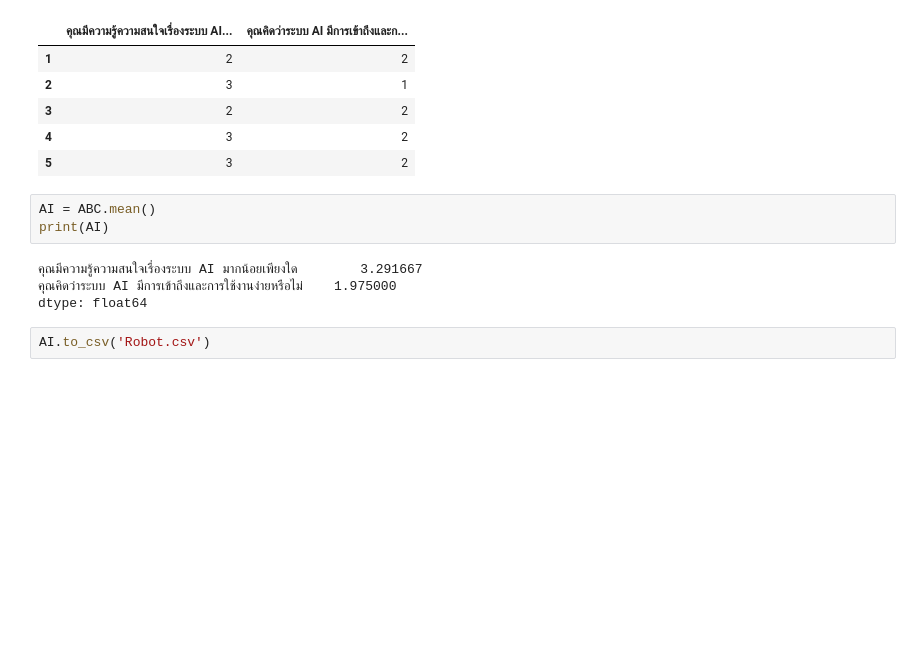
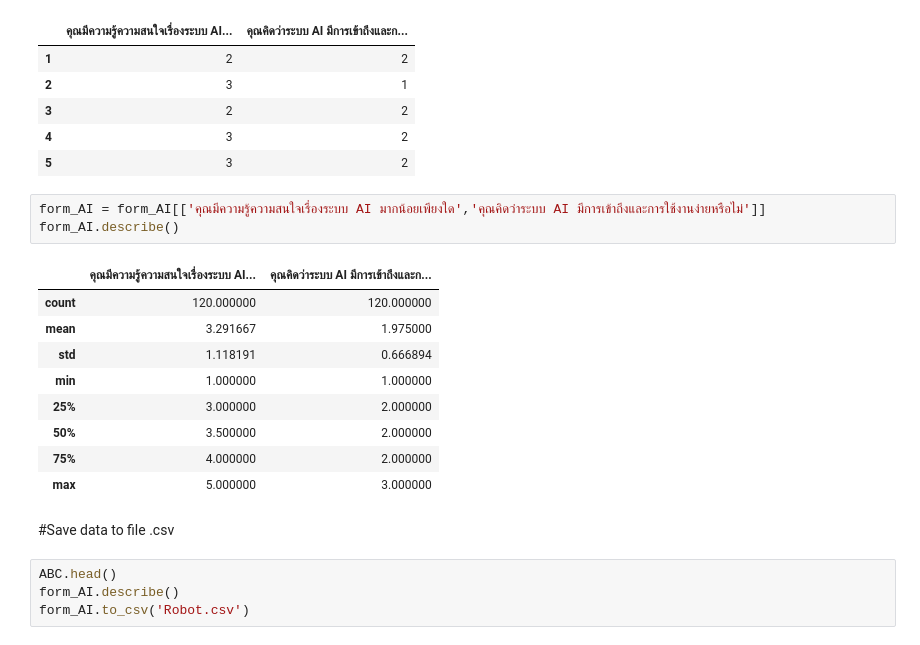
Before and after one commit to SureeratA/AI_project, a Jupyter notebook: AI_project.ipynb, the cells around one changed output. Drawn from its saved outputs; the diff is of its cells as text; blank space fills up the shorter version.

```diff
--- a/AI_project.ipynb
+++ b/AI_project.ipynb
@@ -193,12 +310,22 @@ ABC.head()
 | 3 | 2 | 2 |
 | 4 | 3 | 2 |
 | 5 | 3 | 2 |
-# %%
-AI = ABC.mean()
-print(AI)
-# %% [output]
-คุณมีความรู้ความสนใจเรื่องระบบ AI มากน้อยเพียงใด        3.291667
-คุณคิดว่าระบบ AI มีการเข้าถึงและการใช้งานง่ายหรือไม่    1.975000
-dtype: float64
+# %%
+form_AI = form_AI[['คุณมีความรู้ความสนใจเรื่องระบบ AI มากน้อยเพียงใด','คุณคิดว่าระบบ AI มีการเข้าถึงและการใช้งานง่ายหรือไม่']]
+form_AI.describe()
+# %% [output]
+|  | คุณมีความรู้ความสนใจเรื่องระบบ AI... | คุณคิดว่าระบบ AI มีการเข้าถึงและก... |
+| count | 120.000000 | 120.000000 |
+| mean | 3.291667 | 1.975000 |
+| std | 1.118191 | 0.666894 |
+| min | 1.000000 | 1.000000 |
+| 25% | 3.000000 | 2.000000 |
+| 50% | 3.500000 | 2.000000 |
+| 75% | 4.000000 | 2.000000 |
+| max | 5.000000 | 3.000000 |
+# %% [markdown]
+#Save data to file .csv
 # %%
-AI.to_csv('Robot.csv')
+ABC.head()
+form_AI.describe()
+form_AI.to_csv('Robot.csv')
```
Also changed, not shown: parts of 39 cells of this notebook.
